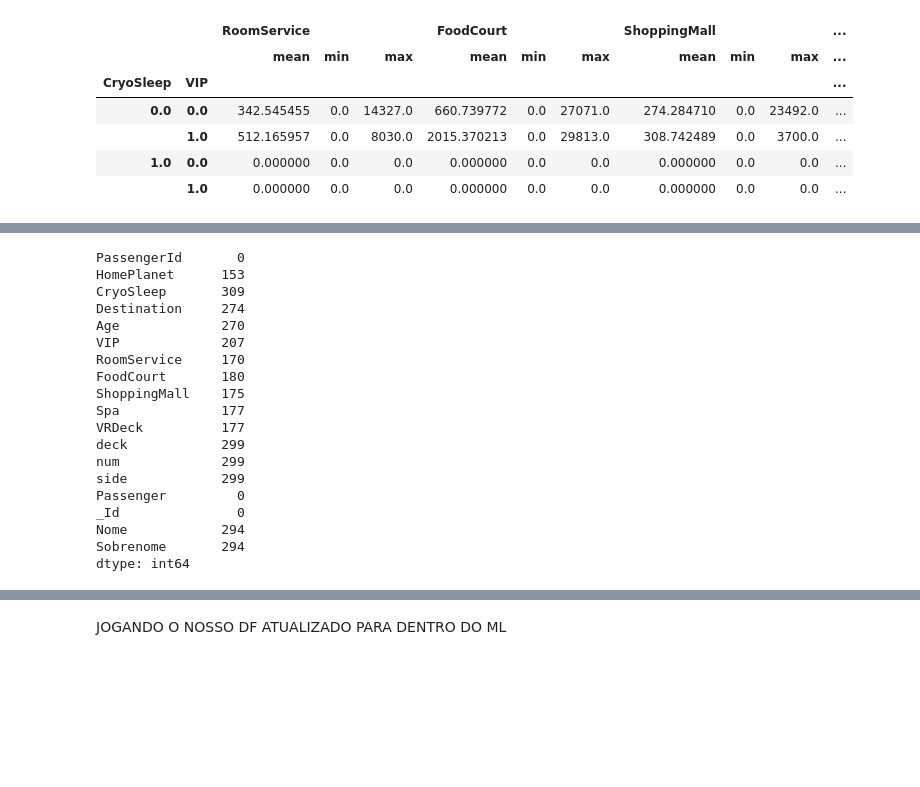
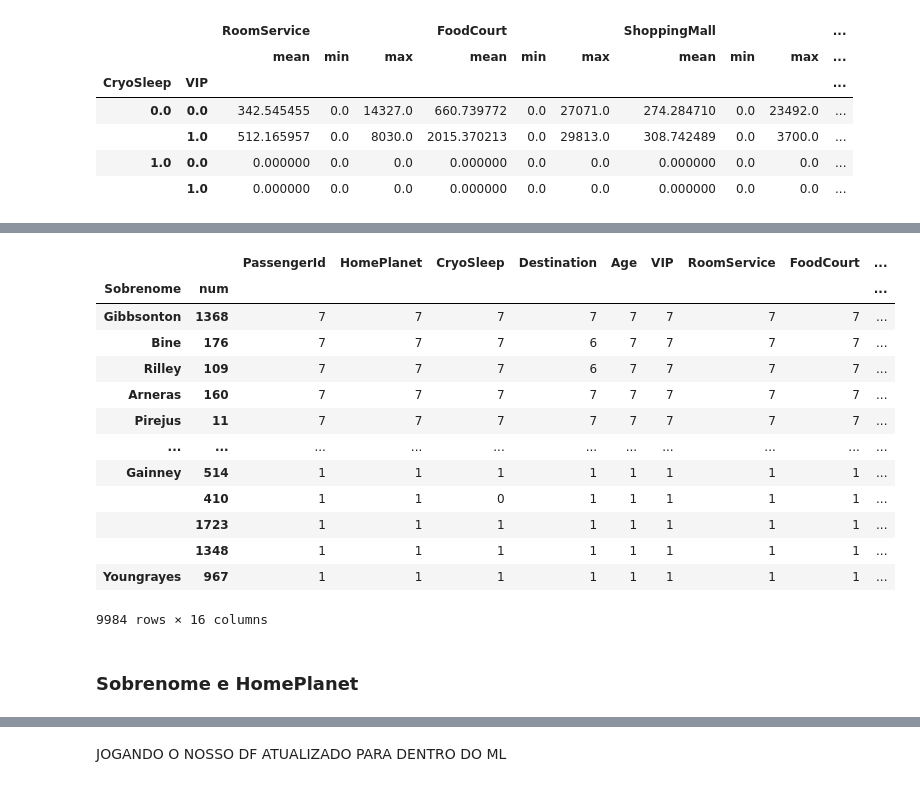
Before and after one commit to andreggalvao/Spaceship-Titanic-ML, a Jupyter notebook: spaceship-titanic-ml.ipynb, the cells around one changed output, grey strips where cells are left out. Drawn from its saved outputs; the diff is of its cells as text; code cells hidden in the pictures; blank space fills up the shorter version.

```diff
--- a/spaceship-titanic-ml.ipynb
+++ b/spaceship-titanic-ml.ipynb
@@ -313,22 +332,19 @@ df.groupby(['num', 'Sobrenome']).count().sort_values('_Id', ascending = False).h
-# %%
-df.isna().sum()
-# %% [output]
-PassengerId       0
-HomePlanet      153
-CryoSleep       309
-Destination     274
-Age             270
-VIP             207
-RoomService     170
-FoodCourt       180
-ShoppingMall    175
-Spa             177
-VRDeck          177
-deck            299
-num             299
-side            299
-Passenger         0
-_Id               0
-Nome            294
-Sobrenome       294
-dtype: int64
+# %%
+df.groupby(['Sobrenome', 'num']).count().sort_values('Passenger', ascending = False)
+# %% [output]
+|  |  | PassengerId | HomePlanet | CryoSleep | Destination | Age | VIP | RoomService | FoodCourt | ... |
+| Sobrenome | num |  |  |  |  |  |  |  |  | ... |
+| Gibbsonton | 1368 | 7 | 7 | 7 | 7 | 7 | 7 | 7 | 7 | ... |
+| Bine | 176 | 7 | 7 | 7 | 6 | 7 | 7 | 7 | 7 | ... |
+| Rilley | 109 | 7 | 7 | 7 | 6 | 7 | 7 | 7 | 7 | ... |
+| Arneras | 160 | 7 | 7 | 7 | 7 | 7 | 7 | 7 | 7 | ... |
+| Pirejus | 11 | 7 | 7 | 7 | 7 | 7 | 7 | 7 | 7 | ... |
+| ... | ... | ... | ... | ... | ... | ... | ... | ... | ... | ... |
+| Gainney | 514 | 1 | 1 | 1 | 1 | 1 | 1 | 1 | 1 | ... |
+|  | 410 | 1 | 1 | 0 | 1 | 1 | 1 | 1 | 1 | ... |
+|  | 1723 | 1 | 1 | 1 | 1 | 1 | 1 | 1 | 1 | ... |
+|  | 1348 | 1 | 1 | 1 | 1 | 1 | 1 | 1 | 1 | ... |
+| Youngrayes | 967 | 1 | 1 | 1 | 1 | 1 | 1 | 1 | 1 | ... |
+9984 rows × 16 columns
+# %% [markdown]
+### Sobrenome e HomePlanet
```
Also changed, not shown: parts of 70 cells of this notebook, 3 other files.
